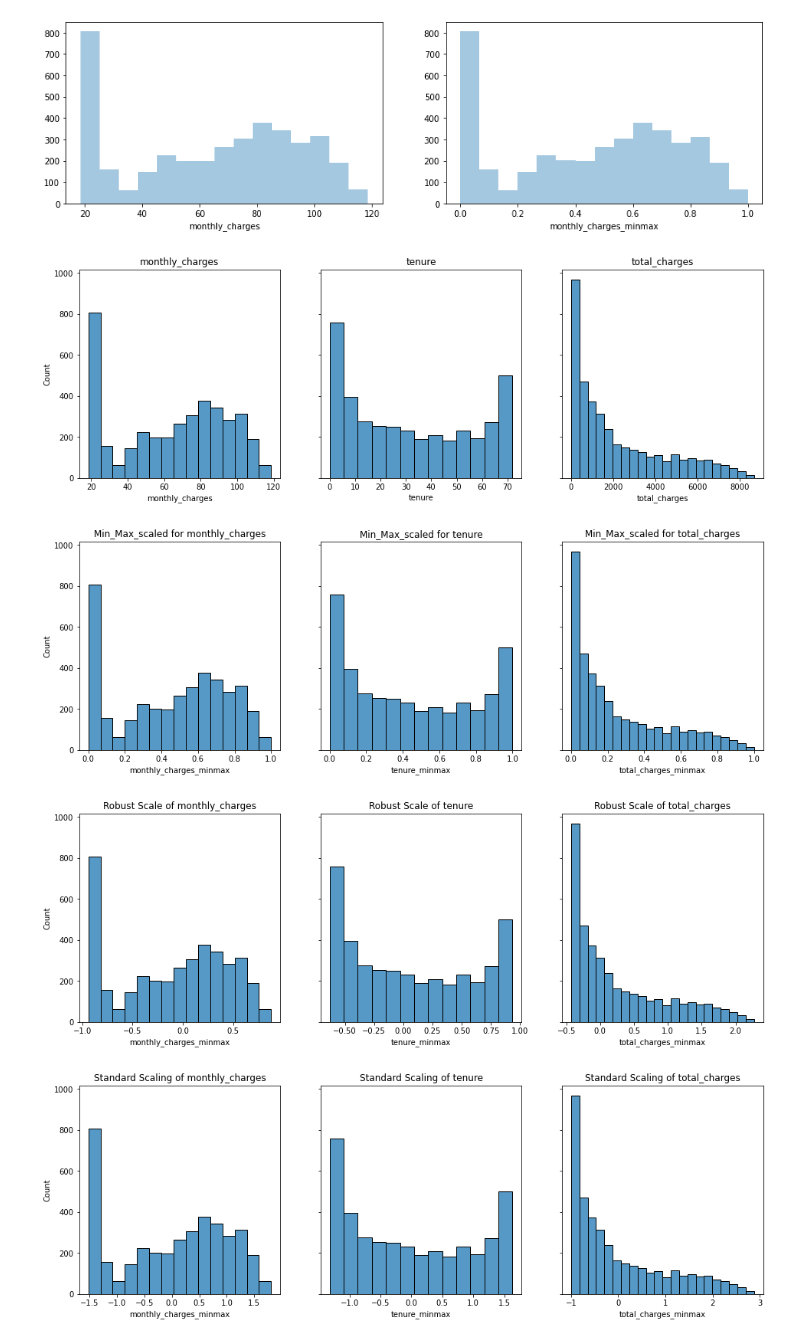
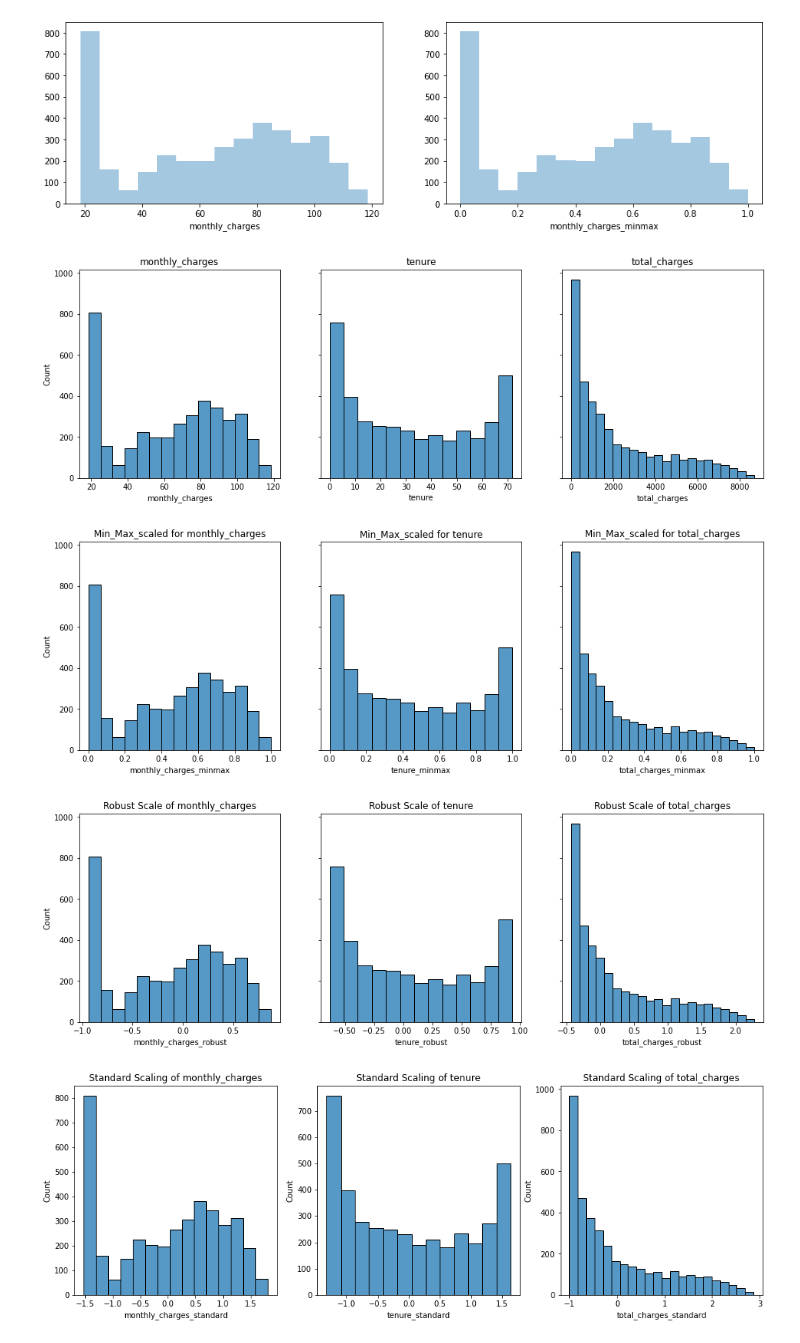
Before and after one commit to HeatherOrtegaMcMillan/regression-exercises, a Jupyter notebook: scaling.ipynb, the cells around one changed output. Saved outputs shown, nothing was run; the diff lists cells and outputs as text; code cells hidden in the pictures.

```diff
--- a/scaling.ipynb
+++ b/scaling.ipynb
@@ -58,7 +58,6 @@ plt.show()
 # %% [output]
 [figure]
 # %%
-
 # OK let's loop this mamma jamma
 
 # create lists
@@ -95,39 +94,39 @@ for ax, col in zip(axs, col_names):
 # use RobustScaler
 
 fig, axs = plt.subplots(1, 3, figsize=(16,5), sharey=True)
 
 for ax, col in zip(axs, col_names):
 
     robust_scaler = RobustScaler()
 
     robust_scaler.fit(train[{col}])
 
-    train[f'{col}_minmax'] = robust_scaler.transform(train[[col]])
+    train[f'{col}_robust'] = robust_scaler.transform(train[[col]])
 
-    sns.histplot(x = train[f'{col}_minmax'], kde = False, ax = ax)
+    sns.histplot(x = train[f'{col}_robust'], kde = False, ax = ax)
 
     ax.set(title = f'Robust Scale of {col}')
 
 
 # use StandardScaler
-fig, axs = plt.subplots(1, 3, figsize=(16,5), sharey=True)
+fig, axs = plt.subplots(1, 3, figsize=(16,5))
 
 for ax, col in zip(axs, col_names):
 
     standard_scaler = StandardScaler()
 
     standard_scaler.fit(train[{col}])
 
-    train[f'{col}_minmax'] = standard_scaler.transform(train[[col]])
+    train[f'{col}_standard'] = standard_scaler.transform(train[[col]])
 
-    sns.histplot(x = train[f'{col}_minmax'], kde = False, ax = ax)
+    sns.histplot(x = train[f'{col}_standard'], kde = False, ax = ax)
 
     ax.set(title = f'Standard Scaling of {col}')
 # %% [output]
 [figure]
 [figure]
 [figure]
-[figure, old version]
+[figure, new version]
 # %%
 train.head()
 # %% [output]
```
Also changed, not shown: parts of 25 cells of this notebook.
